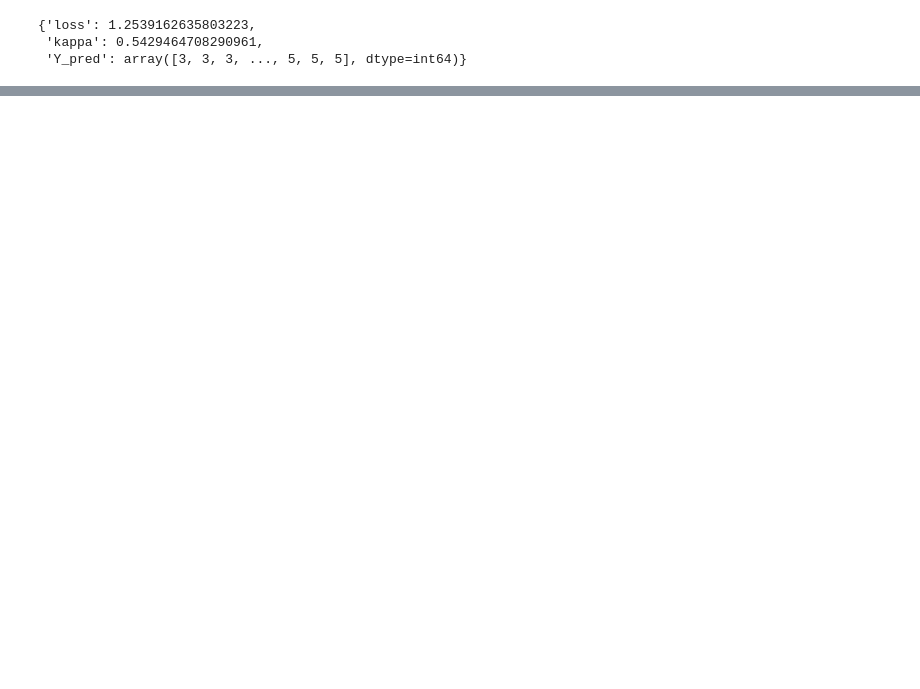
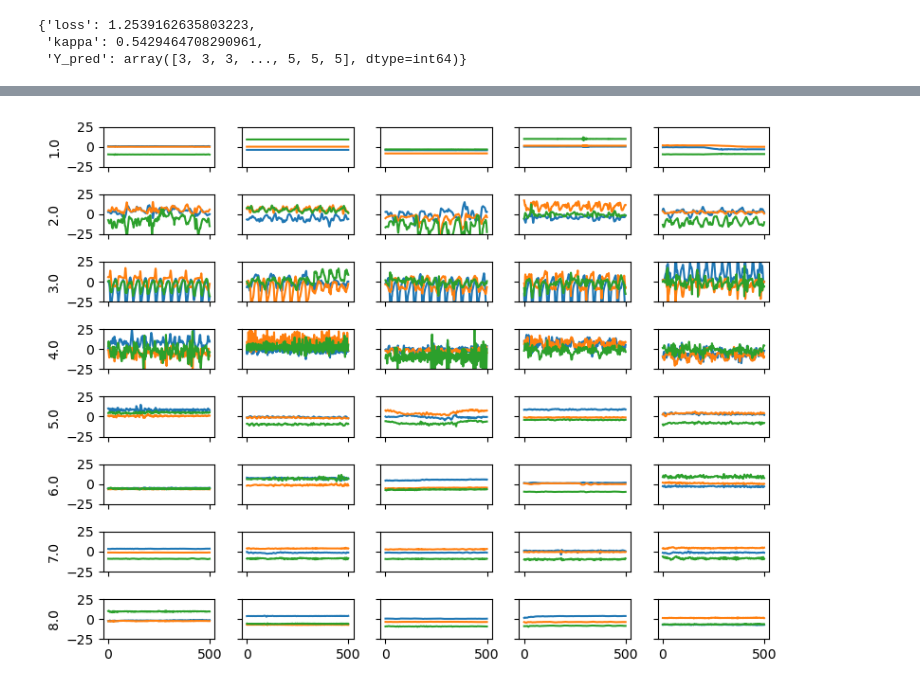
Before and after one commit to kaiKyutech/SHL_2024, a Jupyter notebook: my_neural.ipynb, the cells around one changed output, grey strips where cells are left out. Drawn from its saved outputs; the diff is of its cells as text; code cells hidden in the pictures; blank space fills up the shorter version.

```diff
--- a/my_neural.ipynb
+++ b/my_neural.ipynb
@@ -299,0 +300,16 @@ weighted avg       0.63      0.60      0.61     20000
+# %%
+NPLOTS = 5 #これは各アノテーションについてグラフ５つ出力するようにしているのだと思う
+temp_xyz = np.transpose(train_xyz_random, (0,2,1))
+unqY = np.unique(train_label_random)
+#subplotsについて　５つのアノテーションとそれらに対して５つのグラフをそれぞれ出力するようにしている。
+fig, axs = plt.subplots(len(unqY), NPLOTS, sharex=True, sharey=True, figsize=(8,6)) # sharex, shareyはすべてのサブプロットでx軸y軸を共有することを意味する。
+for y, row in zip(unqY, axs):
+    idxs = np.random.choice(np.where(train_label_random==y)[0], size=NPLOTS)
+    row[0].set_ylabel(y)
+    for x, ax in zip(temp_xyz[idxs], row):
+        ax.plot(x)
+        ax.set_ylim(-25,25)
+fig.tight_layout()
+fig.show()
+# %% [output]
+[figure, added]
```
Also changed, not shown: parts of 4 cells of this notebook.
